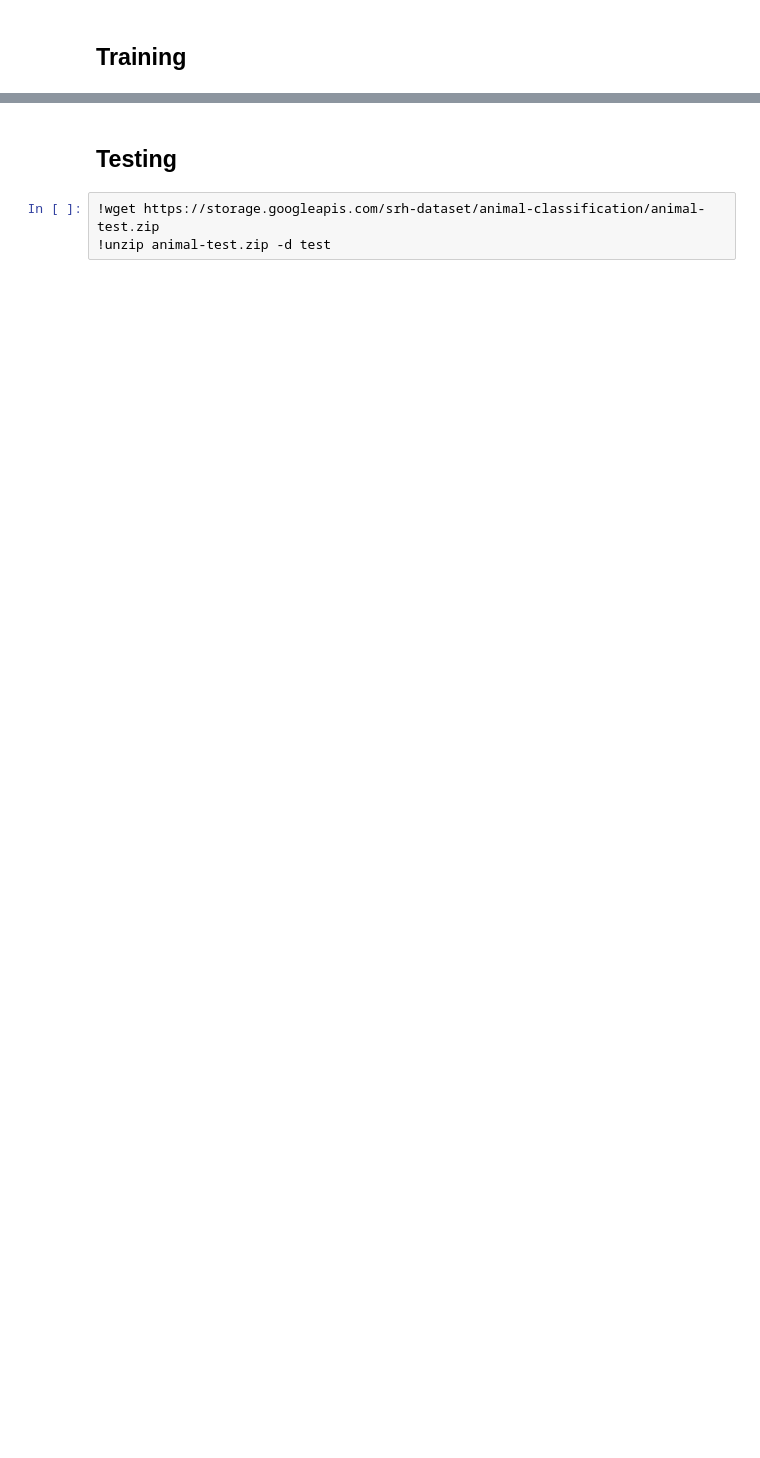
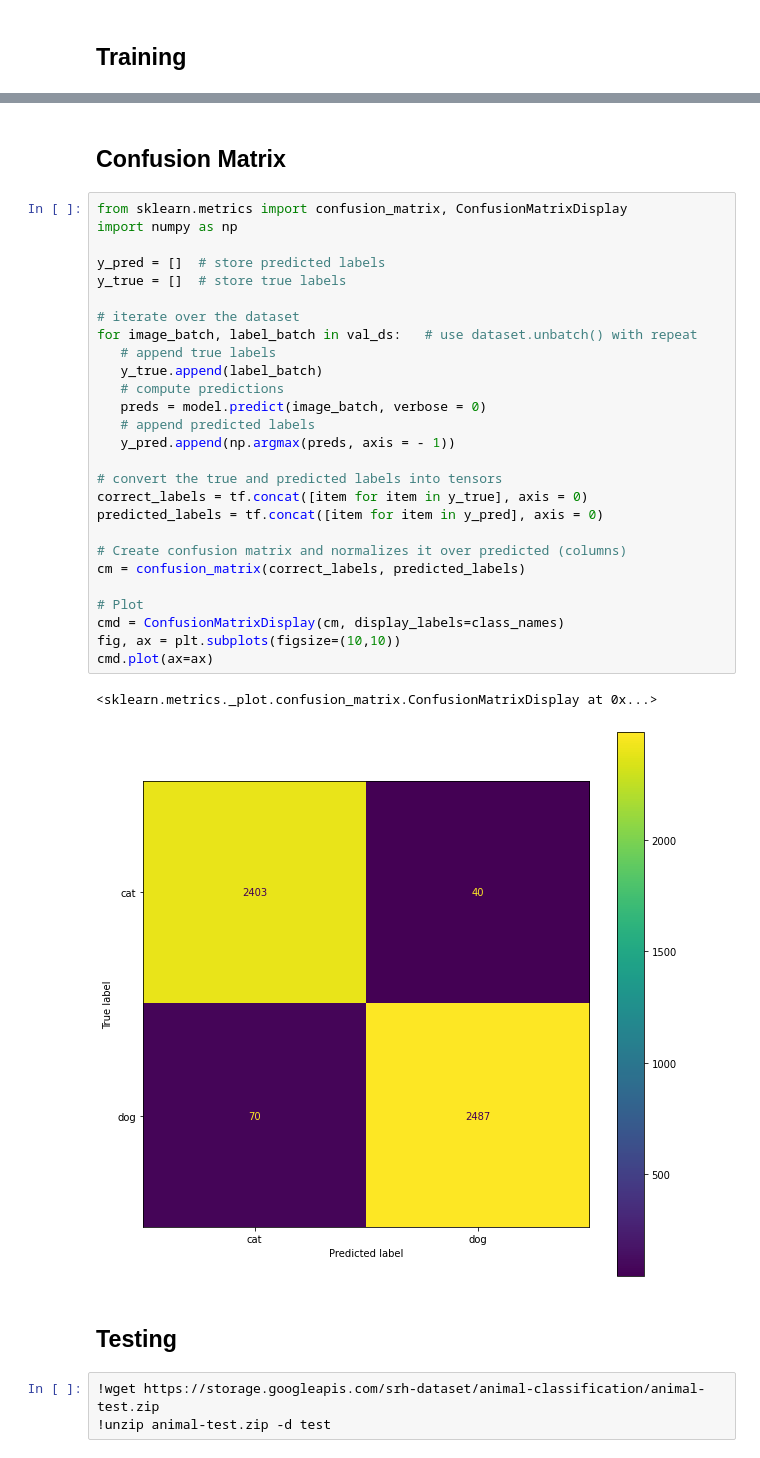
Before and after one commit to Pranshu1993/Data-Analytics-3-Solutions, a Jupyter notebook: 8_Animal_Classification_Transfer_Learning.ipynb, the cells around one changed output, grey strips where cells are left out. Drawn from its saved outputs; the diff is of its cells as text; blank space fills up the shorter version.

```diff
--- a/8_Animal_Classification_Transfer_Learning.ipynb
+++ b/8_Animal_Classification_Transfer_Learning.ipynb
@@ -153,3 +153,35 @@ train = model.fit(
+# %% [markdown]
+## Confusion Matrix
+# %%
+from sklearn.metrics import confusion_matrix, ConfusionMatrixDisplay
+import numpy as np
+
+y_pred = []  # store predicted labels
+y_true = []  # store true labels
+
+# iterate over the dataset
+for image_batch, label_batch in val_ds:   # use dataset.unbatch() with repeat
+   # append true labels
+   y_true.append(label_batch)
+   # compute predictions
+   preds = model.predict(image_batch, verbose = 0)
+   # append predicted labels
+   y_pred.append(np.argmax(preds, axis = - 1))
+
+# convert the true and predicted labels into tensors
+correct_labels = tf.concat([item for item in y_true], axis = 0)
+predicted_labels = tf.concat([item for item in y_pred], axis = 0)
+
+# Create confusion matrix and normalizes it over predicted (columns)
+cm = confusion_matrix(correct_labels, predicted_labels)
+
+# Plot
+cmd = ConfusionMatrixDisplay(cm, display_labels=class_names)
+fig, ax = plt.subplots(figsize=(10,10))
+cmd.plot(ax=ax)
+# %% [output]
+<sklearn.metrics._plot.confusion_matrix.ConfusionMatrixDisplay at 0x...>
+[figure, added]
 # %% [markdown]
 ## Testing
 # %%
```
Also changed, not shown: parts of 5 cells of this notebook.
